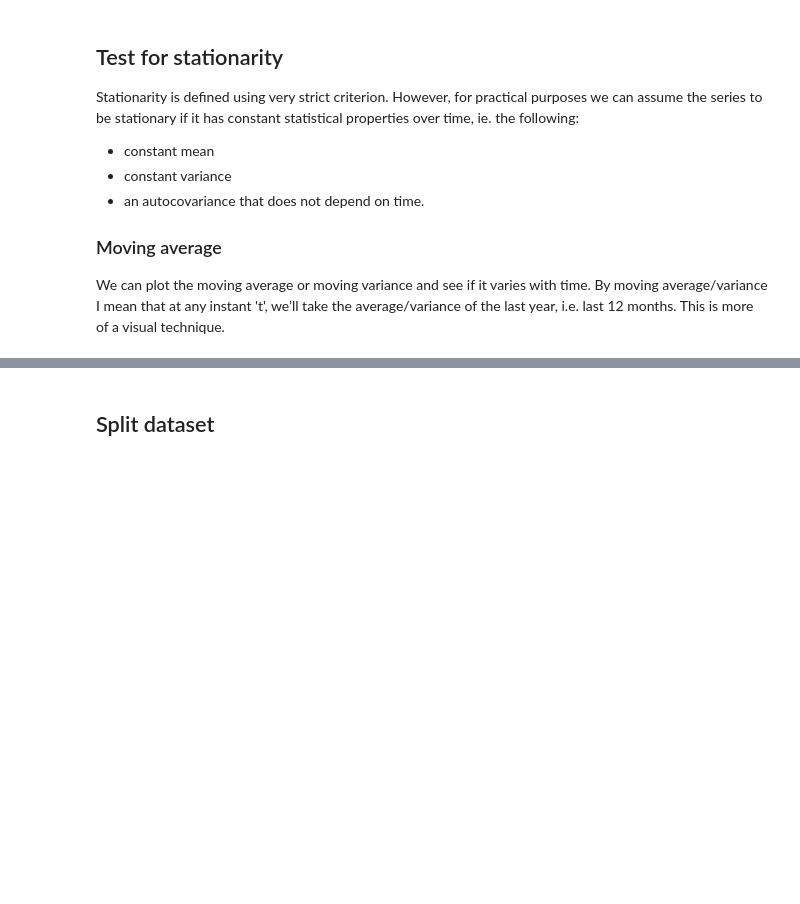
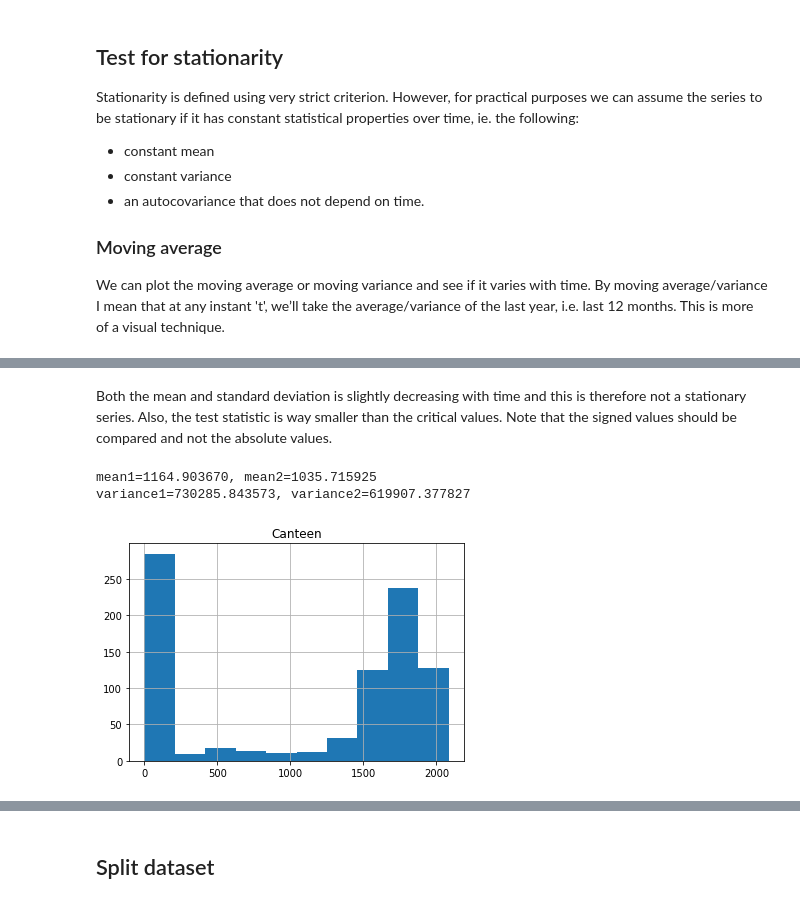
Before and after one commit to oddeirikigland/Summer-Project-Smarte-bygg, a Jupyter notebook: models/simple_time_series/simple_time_series_model.ipynb, the cells around one changed output, grey strips where cells are left out. Cells and saved outputs as stored; diff of their text form; code cells hidden in the pictures; blank space fills up the shorter version.

```diff
--- a/models/simple_time_series/simple_time_series_model.ipynb
+++ b/models/simple_time_series/simple_time_series_model.ipynb
@@ -45,3 +65,22 @@ test_stationarity(df)
+# %% [markdown]
+Both the mean and standard deviation is slightly decreasing with time and this is therefore not a stationary series. Also, the test statistic is way smaller than the critical values. Note that the signed values should be compared and not the absolute values.
+# %%
+split = int(df.shape[0]/2)
+x1 = df.iloc[:-split]
+x2 = df.iloc[-split:]
+
+mean1, mean2 = x1.mean(), x2.mean()
+var1, var2 = x1.var(), x2.var()
+print('mean1=%f, mean2=%f' % (mean1, mean2))
+print('variance1=%f, variance2=%f' % (var1, var2))
+# %% [output]
+mean1=1164.903670, mean2=1035.715925
+variance1=730285.843573, variance2=619907.377827
+# %%
+df.hist()
+plt.show()
+# %% [output]
+[figure, added]
 # %%
 moving_avg_diff = df - df.rolling(365).mean()
 moving_avg_diff.dropna(inplace=True)
```
Also changed, not shown: parts of 19 cells of this notebook, 3 other files.
